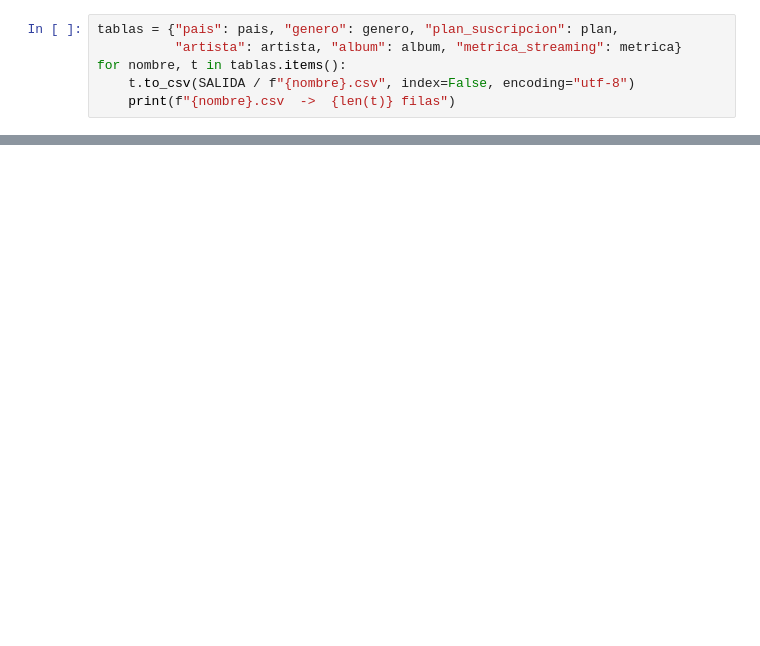
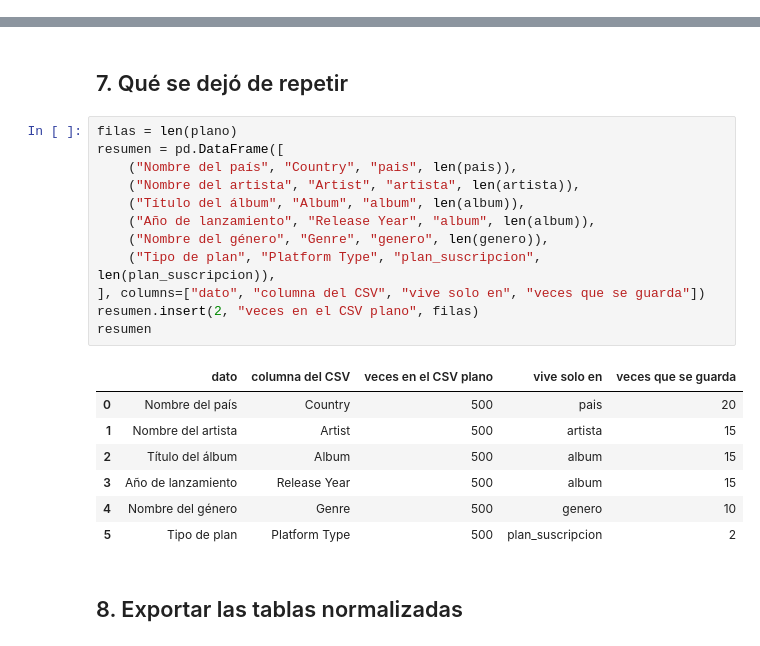
Before and after one commit to Drewroots/electiva-vi-ciencia-datos-2026-b-g1, a Jupyter notebook: 06-week/02-optional-activity/normalizacion-spotify.ipynb, the cells around one changed output, grey strips where cells are left out. Drawn from its saved outputs; the diff is of its cells as text; blank space fills up the shorter version.

```diff
--- a/06-week/02-optional-activity/normalizacion-spotify.ipynb
+++ b/06-week/02-optional-activity/normalizacion-spotify.ipynb
@@ -195,6 +0,0 @@ metrica.head()
-# %%
-tablas = {"pais": pais, "genero": genero, "plan_suscripcion": plan,
-          "artista": artista, "album": album, "metrica_streaming": metrica}
-for nombre, t in tablas.items():
-    t.to_csv(SALIDA / f"{nombre}.csv", index=False, encoding="utf-8")
-    print(f"{nombre}.csv  ->  {len(t)} filas")
@@ -258,0 +259,24 @@ pd.read_sql_query("""
+# %% [markdown]
+## 7. Qué se dejó de repetir
+# %%
+filas = len(plano)
+resumen = pd.DataFrame([
+    ("Nombre del país", "Country", "pais", len(pais)),
+    ("Nombre del artista", "Artist", "artista", len(artista)),
+    ("Título del álbum", "Album", "album", len(album)),
+    ("Año de lanzamiento", "Release Year", "album", len(album)),
+    ("Nombre del género", "Genre", "genero", len(genero)),
+    ("Tipo de plan", "Platform Type", "plan_suscripcion", len(plan_suscripcion)),
+], columns=["dato", "columna del CSV", "vive solo en", "veces que se guarda"])
+resumen.insert(2, "veces en el CSV plano", filas)
+resumen
+# %% [output]
+|  | dato | columna del CSV | veces en el CSV plano | vive solo en | veces que se guarda |
+| 0 | Nombre del país | Country | 500 | pais | 20 |
+| 1 | Nombre del artista | Artist | 500 | artista | 15 |
+| 2 | Título del álbum | Album | 500 | album | 15 |
+| 3 | Año de lanzamiento | Release Year | 500 | album | 15 |
+| 4 | Nombre del género | Genre | 500 | genero | 10 |
+| 5 | Tipo de plan | Platform Type | 500 | plan_suscripcion | 2 |
+# %% [markdown]
+## 8. Exportar las tablas normalizadas
```
Also changed, not shown: parts of 35 cells of this notebook, 6 other files.
